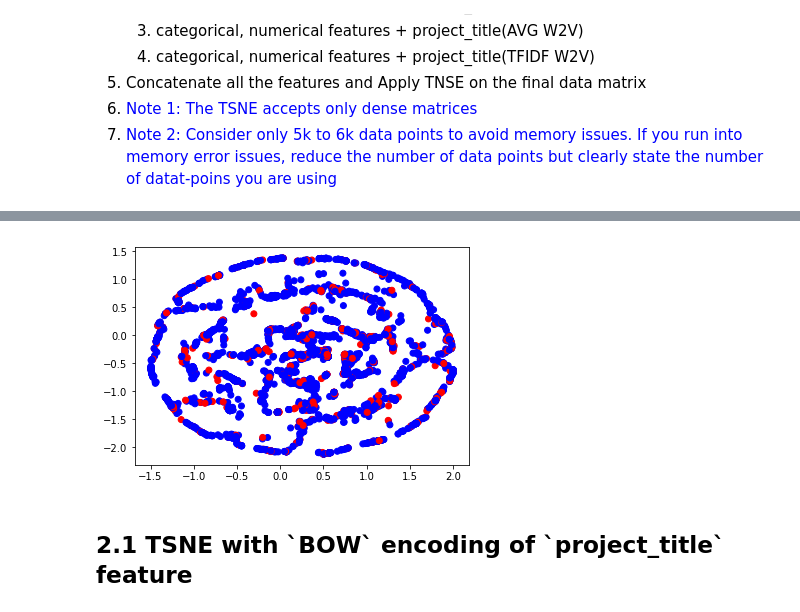
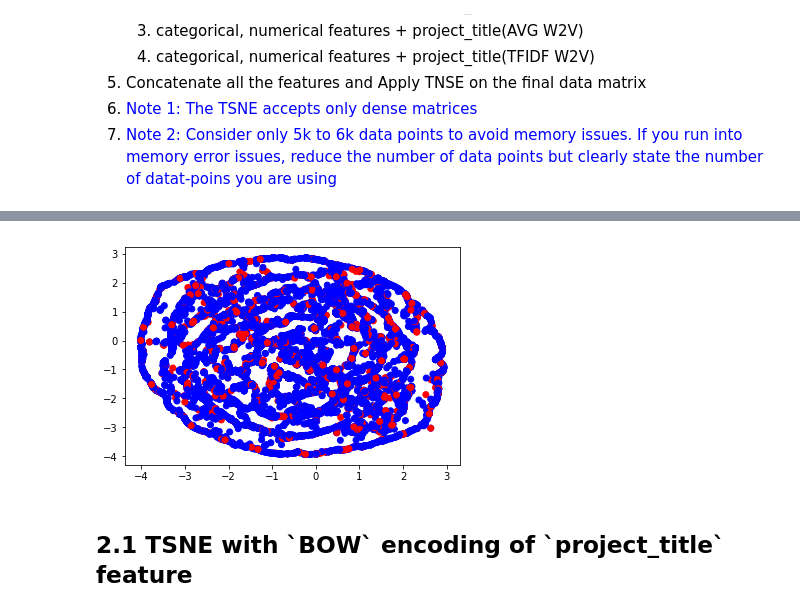
Before and after one commit to VipinJain1/VIP-Machine-Learning-Exercises-and-Practices, a Jupyter notebook: Projects_Auto_Approval_tSNE.ipynb, the cells around one changed output, grey strips where cells are left out. Cells and saved outputs as stored; diff of their text form; code cells hidden in the pictures.

Commit message:
updated plots

```diff
--- a/Projects_Auto_Approval_tSNE.ipynb
+++ b/Projects_Auto_Approval_tSNE.ipynb
@@ -126,8 +126,8 @@ warnings.filterwarnings("ignore")
 project_data = pd.read_csv("C:\\VipinML\\Assignment 2\\Assignments_DonorsChoose_2018\\train_data.csv")
 resource_data = pd.read_csv("C:\\VipinML\Assignment 2\\Assignments_DonorsChoose_2018\\resources.csv")
 
-project_data = project_data.head(50000)
-resource_data = resource_data.head(50000)
+#project_data = project_data.head(55000)
+#resource_data = resource_data.head(55000)
 # %%
 print("Number of data points in train data", project_data.shape)
 print('-'*50)
@@ -1330,34 +1307,28 @@ plt.show()
 # %%
 import numpy as np
 from sklearn.manifold import TSNE
 from sklearn import datasets
 import pandas as pd
 import matplotlib.pyplot as plt
 # please check why do plot on the screen.
-x = school_state_one_hot[0:5000]
-
-
-print (x)
+x = school_state_one_hot[0:20000]
 
 #y = price_standardized
 #y = text_bow
-y = (project_data['project_is_approved'])[0:5000]
+y = (project_data['project_is_approved'])[0:20000]
 
-#print ("*50")
-#print (y)
-
-tsne = TSNE(n_components=2, perplexity=30, learning_rate=200)
+tsne = TSNE(n_components=2, perplexity=40, learning_rate=2000,n_iter=10000)
 
 X_embedding = tsne.fit_transform(x.toarray())
 # if x is a sparse matrix you need to pass it as X_embedding = tsne.fit_transform(x.toarray()) , .toarray() will convert the sparse matrix into dense matrix
 
 for_tsne = np.hstack((X_embedding,  y.to_numpy().reshape(-1,1)))
 for_tsne_df = pd.DataFrame(data=for_tsne, columns=['Dimension_x','Dimension_y','Score'])
 colors = {0:'red', 1:'blue', 2:'green'}
 plt.scatter(for_tsne_df['Dimension_x'], for_tsne_df['Dimension_y'], c=for_tsne_df['Score'].apply(lambda x: colors[x]))
 plt.show()
 # %% [output]
-[figure, old version]
+[figure, new version]
 # %% [markdown]
 <h2> 2.1 TSNE with `BOW` encoding of `project_title` feature </h2>
 # %%
```
Also changed, not shown: parts of 54 cells of this notebook, 1 other file.
